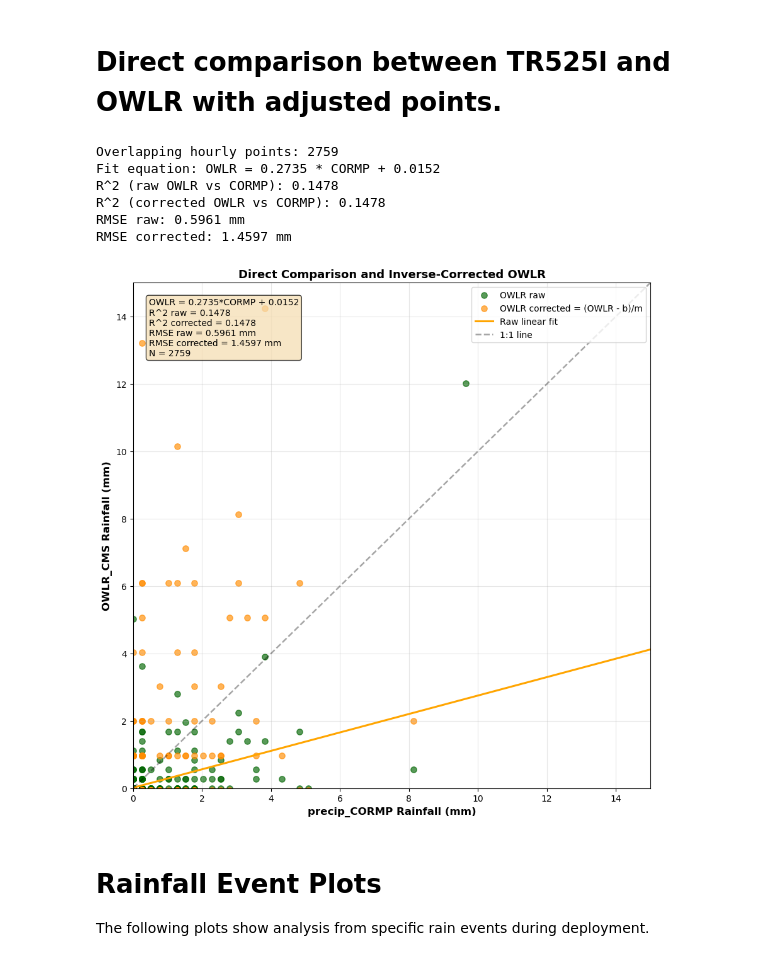
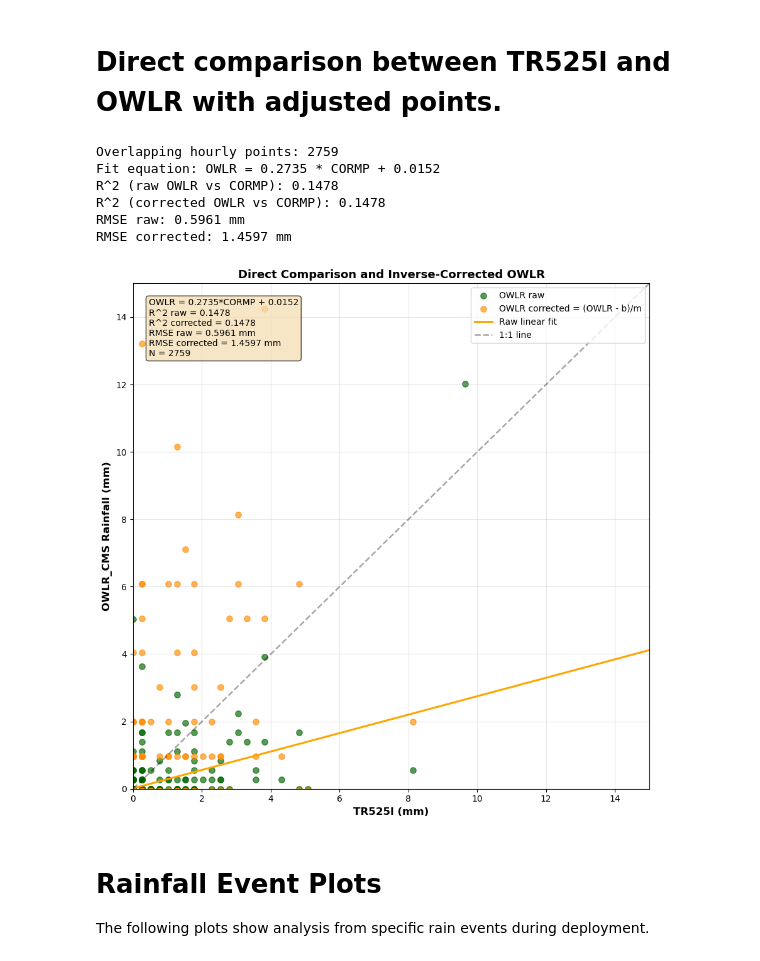
Before and after one commit to COAST-Lab/Open-Water-Level-and-Rainfall-Sensor, a Jupyter notebook: Data Analysis/rainfallAnalysis.ipynb, the cells around one changed output. Saved outputs shown, nothing was run; the diff lists cells and outputs as text; code cells hidden in the pictures.

```diff
--- a/Data Analysis/rainfallAnalysis.ipynb
+++ b/Data Analysis/rainfallAnalysis.ipynb
@@ -730,12 +864,12 @@ Filtering January 3rd data...
 
 from scipy import stats
 
-# Load or reuse datasets
+# datasets again
 if 'cormp_only' not in locals() or 'rain0_cormp' not in locals():
     cormp_only = load_and_process(file_1, assume_inches=True, already_hourly=False)
     rain0_cormp = load_and_process(file_3, assume_inches=False, already_hourly=True, parse_embedded_string=True)
 
-# Analysis window
+# timeframe
 start_cmp = pd.to_datetime('2025-12-19 09:00')
 end_cmp = pd.to_datetime('2026-04-15 08:00')
 
@@ -765,7 +899,7 @@ else:
     m, b, r_raw, p_raw, se_raw = stats.linregress(x, y_raw)
     r2_raw = r_raw ** 2
 
-    # Inverse correction to map OWLR onto CORMP scale: (OWLR - b) / m
+    # Map OWLR onto CORMP scale: (OWLR - b) / m
     if np.isclose(m, 0.0):
         y_corrected = pd.Series(np.nan, index=compare_df.index)
         r2_corrected = float('nan')
@@ -806,39 +940,39 @@ else:
     plt.xlim(0, clip_max)
     plt.ylim(0, clip_max)
 
-    plt.xlabel('precip_CORMP Rainfall (mm)', fontsize=12, fontweight='bold')
+    plt.xlabel('TR525l (mm)', fontsize=12, fontweight='bold')
     plt.ylabel('OWLR_CMS Rainfall (mm)', fontsize=12, fontweight='bold')
     plt.title('Direct Comparison and Inverse-Corrected OWLR', fontsize=13, fontweight='bold')
     plt.grid(True, alpha=0.3)
     plt.legend(loc='upper right')
 
     ax = plt.gca()
     summary = [
         f"OWLR = {m:.4f}*CORMP + {b:.4f}",
         f"R^2 raw = {r2_raw:.4f}",
         f"R^2 corrected = {r2_corrected:.4f}" if pd.notna(r2_corrected) else 'R^2 corrected = undefined',
         f"RMSE raw = {rmse_raw:.4f} mm",
         f"RMSE corrected = {rmse_corrected:.4f} mm" if pd.notna(rmse_corrected) else 'RMSE corrected = undefined',
         f"N = {len(compare_df)}"
     ]
     ax.text(
         0.03, 0.97,
         '\n'.join(summary),
         transform=ax.transAxes,
         va='top',
         bbox=dict(boxstyle='round', facecolor='wheat', alpha=0.75)
     )
 
     plt.tight_layout()
     plt.show()
 # %% [output]
 Overlapping hourly points: 2759
 Fit equation: OWLR = 0.2735 * CORMP + 0.0152
 R^2 (raw OWLR vs CORMP): 0.1478
 R^2 (corrected OWLR vs CORMP): 0.1478
 RMSE raw: 0.5961 mm
 RMSE corrected: 1.4597 mm
-[figure, old version]
+[figure, new version]
 # %% [markdown]
 # Rainfall Event Plots
 
```
Also changed, not shown: parts of 4 cells of this notebook.
